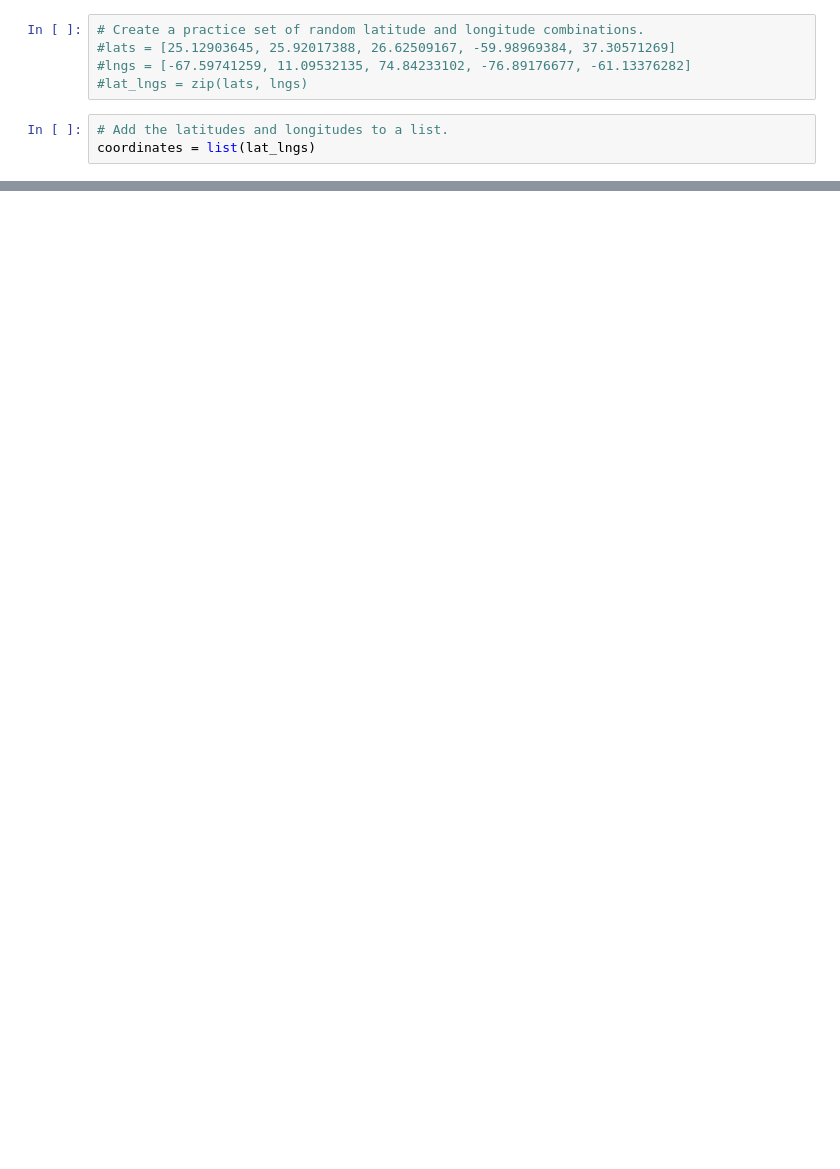
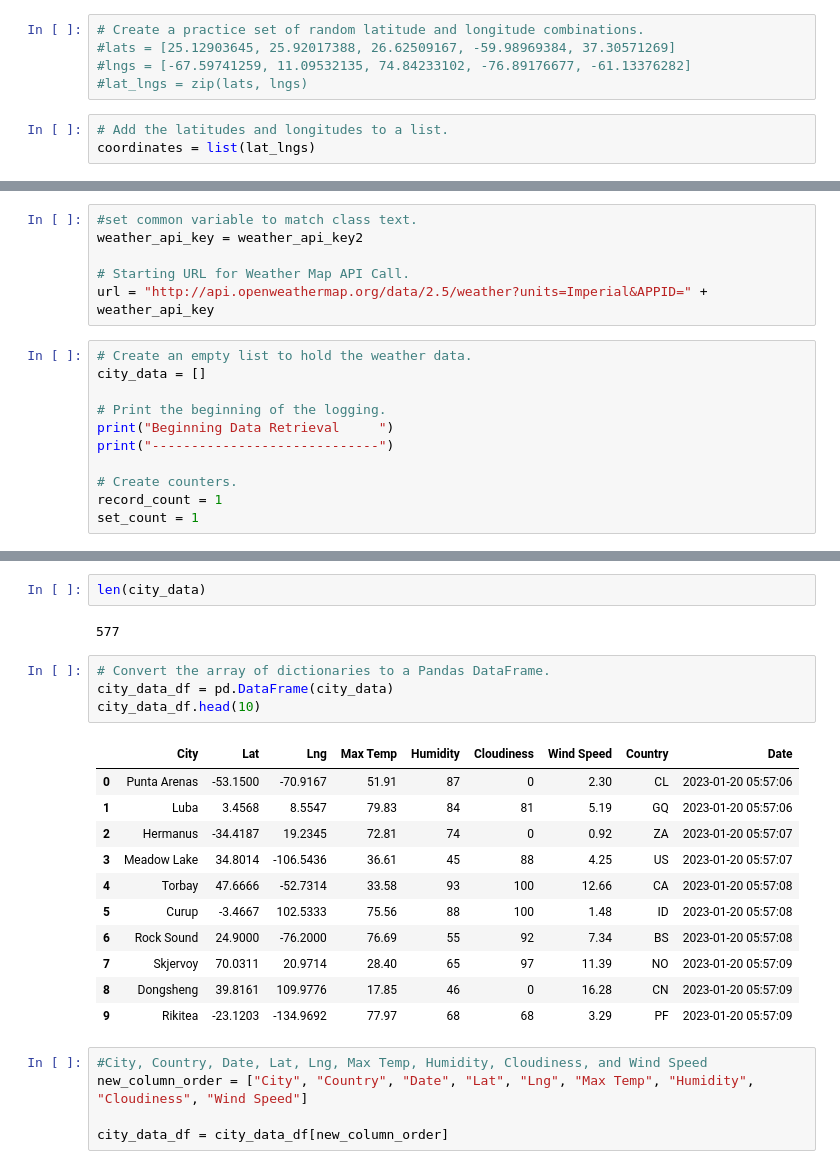
Before and after one commit to Senselessgeek/World_Weather_Analysis, a Jupyter notebook: WeatherPy.ipynb, the cells around one changed output, grey strips where cells are left out. Saved outputs shown, nothing was run; the diff lists cells and outputs as text; blank space fills up the shorter version.

```diff
--- a/WeatherPy.ipynb
+++ b/WeatherPy.ipynb
@@ -59,0 +69,17 @@ len(cities)
+# %%
+#set common variable to match class text.
+weather_api_key = weather_api_key2
+
+# Starting URL for Weather Map API Call.
+url = "http://api.openweathermap.org/data/2.5/weather?units=Imperial&APPID=" + weather_api_key
+# %%
+# Create an empty list to hold the weather data.
+city_data = []
+
+# Print the beginning of the logging.
+print("Beginning Data Retrieval     ")
+print("-----------------------------")
+
+# Create counters.
+record_count = 1
+set_count = 1
@@ -59,0 +159,25 @@ len(cities)
+# %%
+len(city_data)
+# %% [output]
+577
+# %%
+# Convert the array of dictionaries to a Pandas DataFrame.
+city_data_df = pd.DataFrame(city_data)
+city_data_df.head(10)
+# %% [output]
+|  | City | Lat | Lng | Max Temp | Humidity | Cloudiness | Wind Speed | Country | Date |
+| 0 | Punta Arenas | -53.1500 | -70.9167 | 51.91 | 87 | 0 | 2.30 | CL | 2023-01-20 05:57:06 |
+| 1 | Luba | 3.4568 | 8.5547 | 79.83 | 84 | 81 | 5.19 | GQ | 2023-01-20 05:57:06 |
+| 2 | Hermanus | -34.4187 | 19.2345 | 72.81 | 74 | 0 | 0.92 | ZA | 2023-01-20 05:57:07 |
+| 3 | Meadow Lake | 34.8014 | -106.5436 | 36.61 | 45 | 88 | 4.25 | US | 2023-01-20 05:57:07 |
+| 4 | Torbay | 47.6666 | -52.7314 | 33.58 | 93 | 100 | 12.66 | CA | 2023-01-20 05:57:08 |
+| 5 | Curup | -3.4667 | 102.5333 | 75.56 | 88 | 100 | 1.48 | ID | 2023-01-20 05:57:08 |
+| 6 | Rock Sound | 24.9000 | -76.2000 | 76.69 | 55 | 92 | 7.34 | BS | 2023-01-20 05:57:08 |
+| 7 | Skjervoy | 70.0311 | 20.9714 | 28.40 | 65 | 97 | 11.39 | NO | 2023-01-20 05:57:09 |
+| 8 | Dongsheng | 39.8161 | 109.9776 | 17.85 | 46 | 0 | 16.28 | CN | 2023-01-20 05:57:09 |
+| 9 | Rikitea | -23.1203 | -134.9692 | 77.97 | 68 | 68 | 3.29 | PF | 2023-01-20 05:57:09 |
+# %%
+#City, Country, Date, Lat, Lng, Max Temp, Humidity, Cloudiness, and Wind Speed
+new_column_order = ["City", "Country", "Date", "Lat", "Lng", "Max Temp", "Humidity", "Cloudiness", "Wind Speed"]
+
+city_data_df = city_data_df[new_column_order]
```
Also changed, not shown: parts of 8 cells of this notebook, 1 other file.
